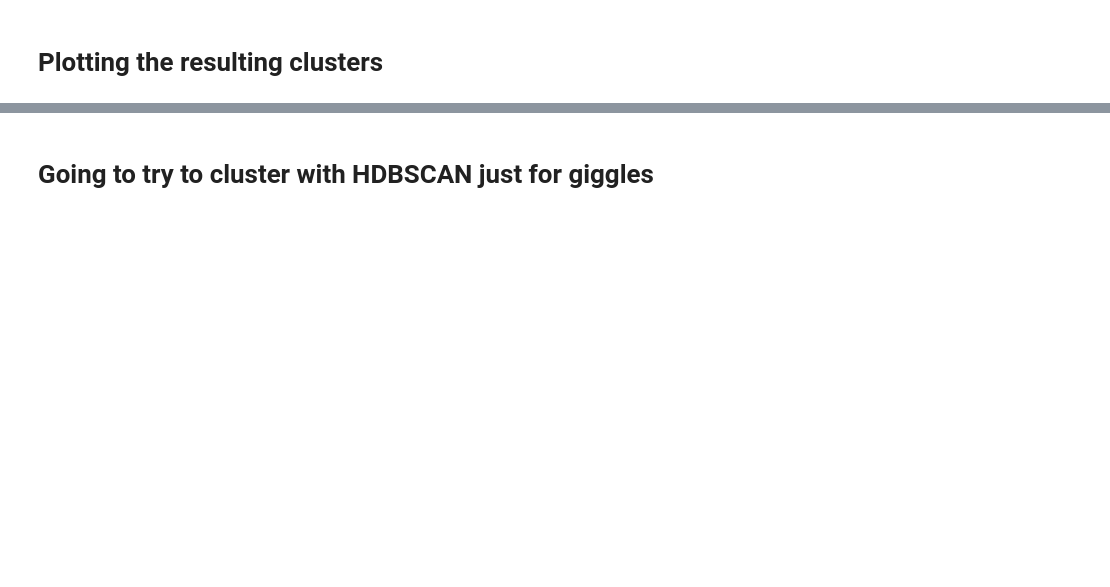
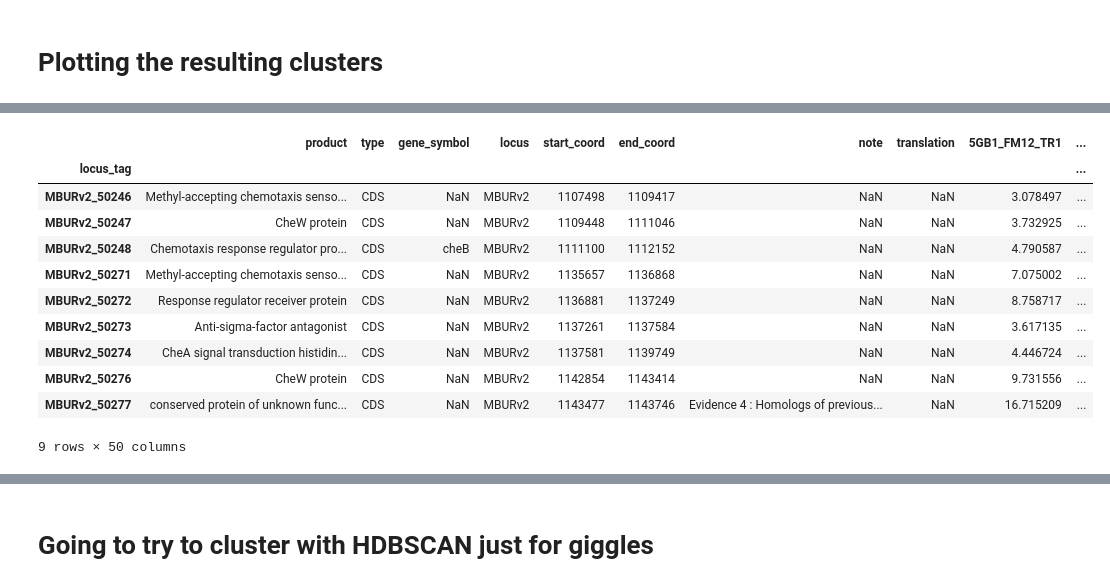
Before and after one commit to JiayuanGuo/Cu_transition_time_course-, a Jupyter notebook: Clustering_all_transcripts_via_K_means.ipynb, the cells around one changed output, grey strips where cells are left out. Saved outputs shown, nothing was run; the diff lists cells and outputs as text; code cells hidden in the pictures; blank space fills up the shorter version.

```diff
--- a/Clustering_all_transcripts_via_K_means.ipynb
+++ b/Clustering_all_transcripts_via_K_means.ipynb
@@ -349,3 +558,18 @@ the_list
+# %%
+df2_cleaned_up.loc[the_list,:]
+# %% [output]
+|  | product | type | gene_symbol | locus | start_coord | end_coord | note | translation | 5GB1_FM12_TR1 | ... |
+| locus_tag |  |  |  |  |  |  |  |  |  | ... |
+| MBURv2_50246 | Methyl-accepting chemotaxis senso... | CDS | NaN | MBURv2 | 1107498 | 1109417 | NaN | NaN | 3.078497 | ... |
+| MBURv2_50247 | CheW protein | CDS | NaN | MBURv2 | 1109448 | 1111046 | NaN | NaN | 3.732925 | ... |
+| MBURv2_50248 | Chemotaxis response regulator pro... | CDS | cheB | MBURv2 | 1111100 | 1112152 | NaN | NaN | 4.790587 | ... |
+| MBURv2_50271 | Methyl-accepting chemotaxis senso... | CDS | NaN | MBURv2 | 1135657 | 1136868 | NaN | NaN | 7.075002 | ... |
+| MBURv2_50272 | Response regulator receiver protein | CDS | NaN | MBURv2 | 1136881 | 1137249 | NaN | NaN | 8.758717 | ... |
+| MBURv2_50273 | Anti-sigma-factor antagonist | CDS | NaN | MBURv2 | 1137261 | 1137584 | NaN | NaN | 3.617135 | ... |
+| MBURv2_50274 | CheA signal transduction histidin... | CDS | NaN | MBURv2 | 1137581 | 1139749 | NaN | NaN | 4.446724 | ... |
+| MBURv2_50276 | CheW protein | CDS | NaN | MBURv2 | 1142854 | 1143414 | NaN | NaN | 9.731556 | ... |
+| MBURv2_50277 | conserved protein of unknown func... | CDS | NaN | MBURv2 | 1143477 | 1143746 | Evidence 4 : Homologs of previous... | NaN | 16.715209 | ... |
+9 rows × 50 columns
 # %%
 def draw_gene_list(df, gene_list):
 
```
Also changed, not shown: parts of 24 cells of this notebook.
